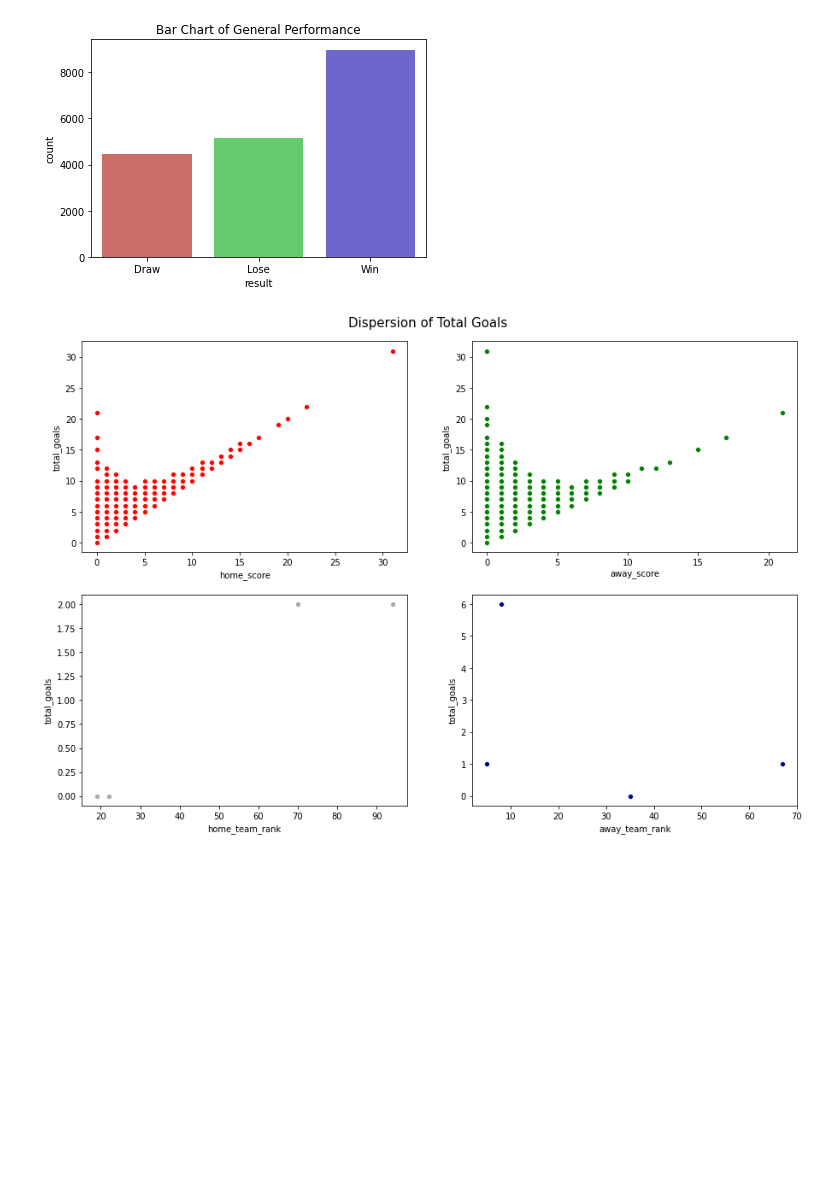
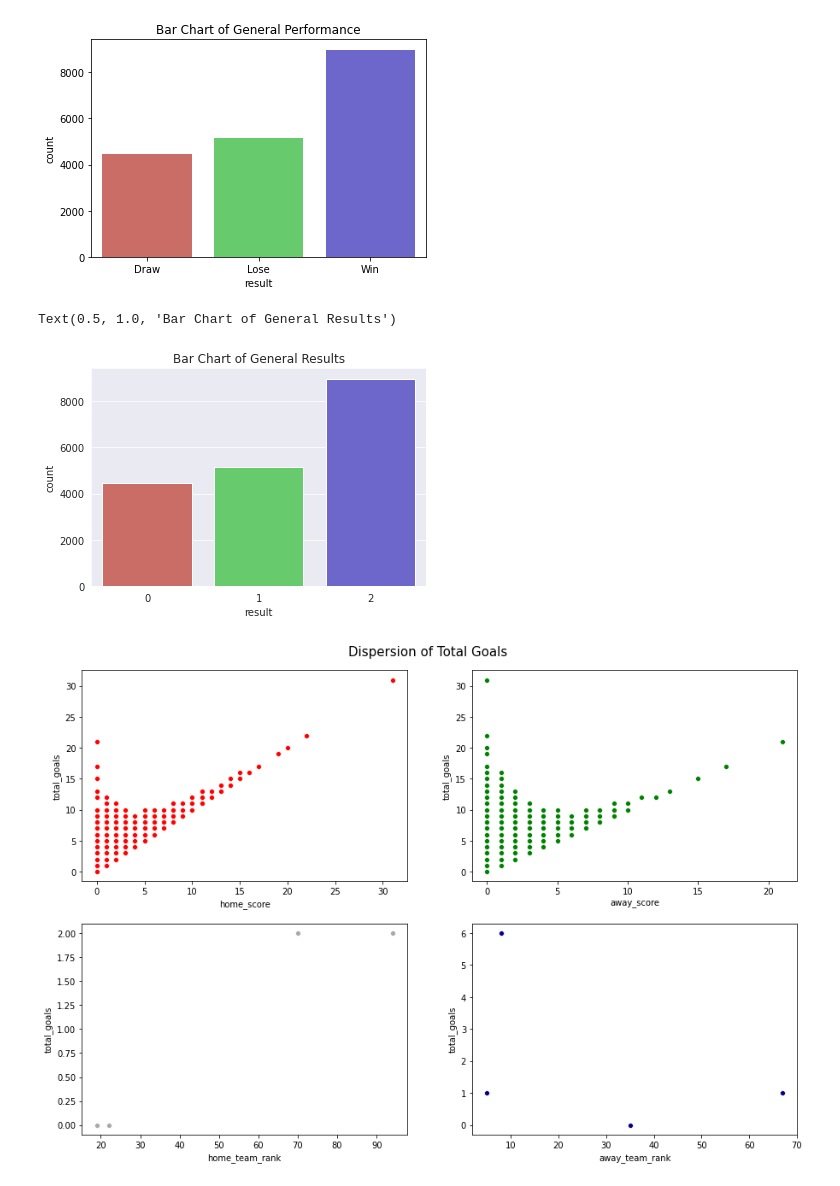
Before and after one commit to Nyawira12/Regression-Analysis, a Jupyter notebook: Mchezopesa_Analysis_Week_6_IP_Lilian_Nyawira.ipynb, the cells around one changed output. Drawn from its saved outputs; the diff is of its cells as text; code cells hidden in the pictures; blank space fills up the shorter version.

```diff
--- a/Mchezopesa_Analysis_Week_6_IP_Lilian_Nyawira.ipynb
+++ b/Mchezopesa_Analysis_Week_6_IP_Lilian_Nyawira.ipynb
@@ -472,6 +472,12 @@ plt.title('Bar Chart of General Performance')
 # %% [output]
 Text(0.5, 1.0, 'Bar Chart of General Performance')
 [figure]
+# %%
+sns.countplot(x = 'result', data = Football_df, palette = 'hls')
+plt.title('Bar Chart of General Results')
+# %% [output]
+Text(0.5, 1.0, 'Bar Chart of General Results')
+[figure, added]
 # %%
 cols = ['home_score', 'away_score', 'home_team_rank', 'away_team_rank']
 colors = ['red', 'green', 'darkgrey', 'darkblue']
```
